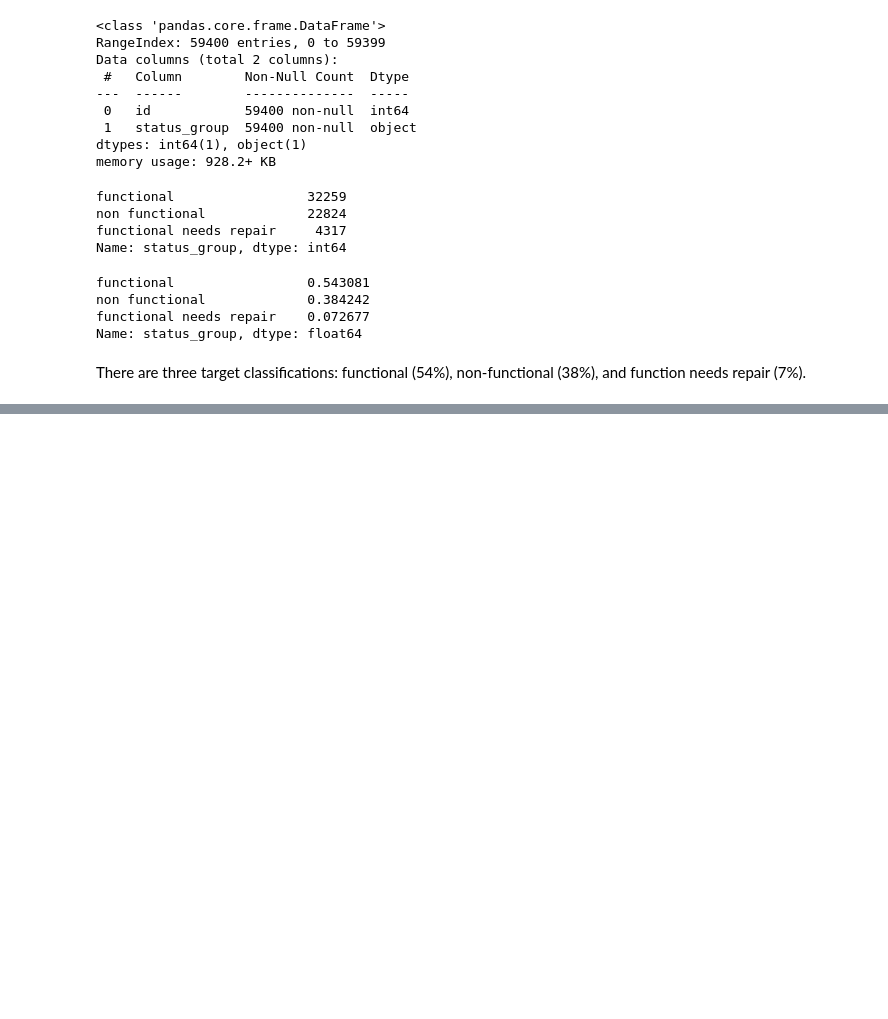
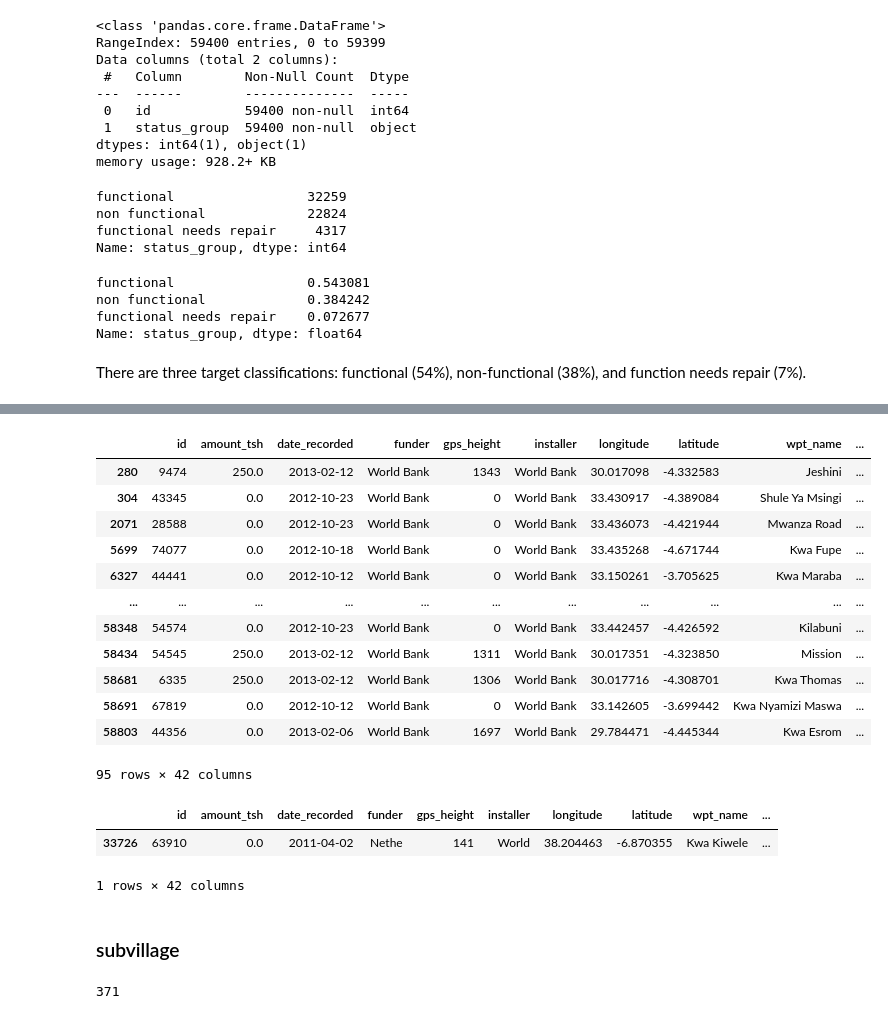
Before and after one commit to yuhkulele/Tanzanian-Water-Well-Status-Classification, a Jupyter notebook: notebooks_scratch/Yuhkai.ipynb, the cells around one changed output, grey strips where cells are left out. Cells and saved outputs as stored; diff of their text form; code cells hidden in the pictures; blank space fills up the shorter version.

```diff
--- a/notebooks_scratch/Yuhkai.ipynb
+++ b/notebooks_scratch/Yuhkai.ipynb
@@ -94,0 +298,29 @@ There are three target classifications: functional (54%), non-functional (38%),
+# %%
+df[df['installer']=='World Bank']
+# %% [output]
+|  | id | amount_tsh | date_recorded | funder | gps_height | installer | longitude | latitude | wpt_name | ... |
+| 280 | 9474 | 250.0 | 2013-02-12 | World Bank | 1343 | World Bank | 30.017098 | -4.332583 | Jeshini | ... |
+| 304 | 43345 | 0.0 | 2012-10-23 | World Bank | 0 | World Bank | 33.430917 | -4.389084 | Shule Ya Msingi | ... |
+| 2071 | 28588 | 0.0 | 2012-10-23 | World Bank | 0 | World Bank | 33.436073 | -4.421944 | Mwanza Road | ... |
+| 5699 | 74077 | 0.0 | 2012-10-18 | World Bank | 0 | World Bank | 33.435268 | -4.671744 | Kwa Fupe | ... |
+| 6327 | 44441 | 0.0 | 2012-10-12 | World Bank | 0 | World Bank | 33.150261 | -3.705625 | Kwa Maraba | ... |
+| ... | ... | ... | ... | ... | ... | ... | ... | ... | ... | ... |
+| 58348 | 54574 | 0.0 | 2012-10-23 | World Bank | 0 | World Bank | 33.442457 | -4.426592 | Kilabuni | ... |
+| 58434 | 54545 | 250.0 | 2013-02-12 | World Bank | 1311 | World Bank | 30.017351 | -4.323850 | Mission | ... |
+| 58681 | 6335 | 250.0 | 2013-02-12 | World Bank | 1306 | World Bank | 30.017716 | -4.308701 | Kwa Thomas | ... |
+| 58691 | 67819 | 0.0 | 2012-10-12 | World Bank | 0 | World Bank | 33.142605 | -3.699442 | Kwa Nyamizi Maswa | ... |
+| 58803 | 44356 | 0.0 | 2013-02-06 | World Bank | 1697 | World Bank | 29.784471 | -4.445344 | Kwa Esrom | ... |
+95 rows × 42 columns
+# %%
+df[(df['installer']=='World') & (df['funder']!='World Bank')]
+# %% [output]
+|  | id | amount_tsh | date_recorded | funder | gps_height | installer | longitude | latitude | wpt_name | ... |
+| 33726 | 63910 | 0.0 | 2011-04-02 | Nethe | 141 | World | 38.204463 | -6.870355 | Kwa Kiwele | ... |
+1 rows × 42 columns
+# %% [markdown]
+### subvillage
+# %%
+#geographic location
+df['subvillage'].isna().sum()
+# %% [output]
+371
```
Also changed, not shown: parts of 100 cells of this notebook.
